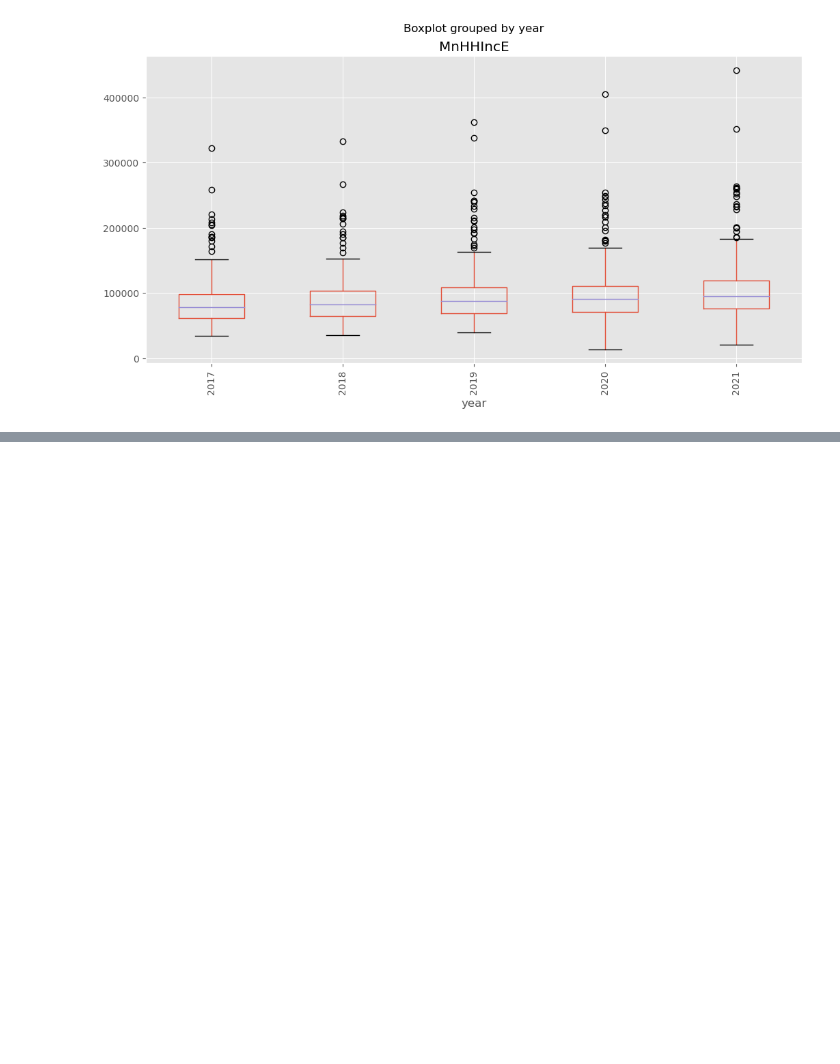
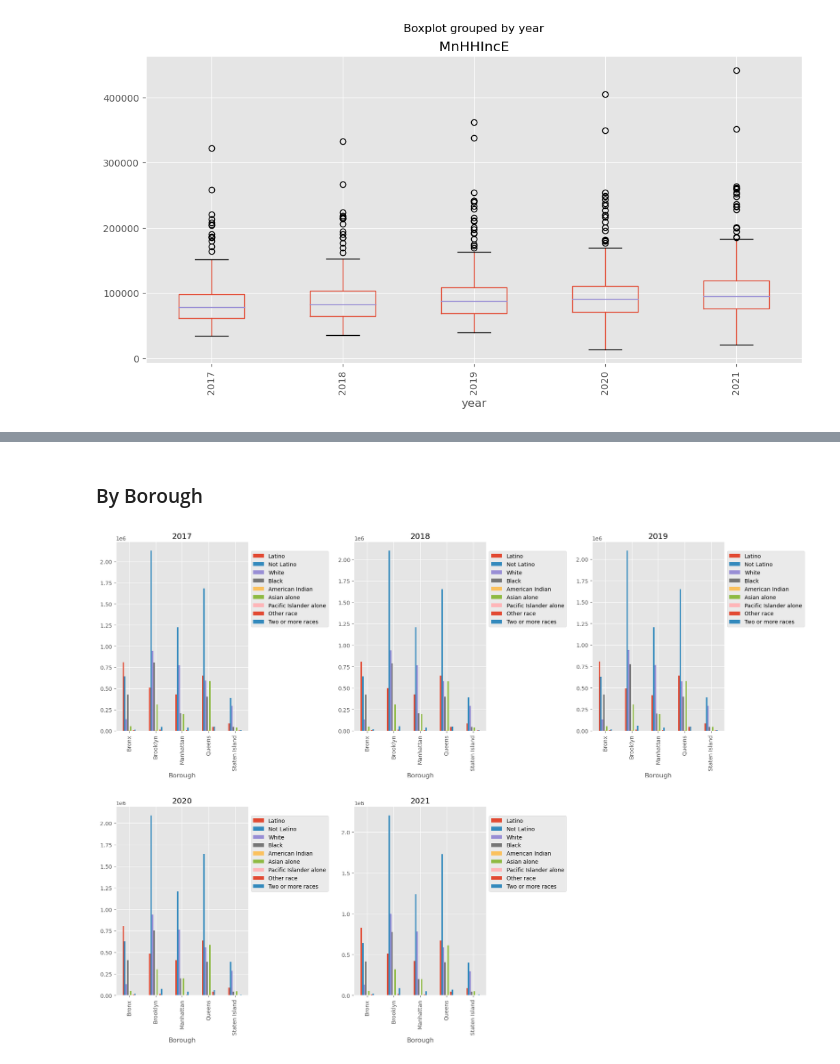
Before and after one commit to FranziskaMarie/Evictions-NYC, a Jupyter notebook: social_test.ipynb, the cells around one changed output, grey strips where cells are left out. Saved outputs shown, nothing was run; the diff lists cells and outputs as text; code cells hidden in the pictures; blank space fills up the shorter version.

```diff
--- a/social_test.ipynb
+++ b/social_test.ipynb
@@ -273,0 +338,36 @@ plt.xticks(rotation=90);
+# %%
+dem_2017_borough = dem2017.groupby("Borough")[["Hsp1E", "NHspE", "WtNHE", "BlNHE", "AIANNHE", "AsnNHE", "NHPINHE", "OthNHE", "Rc2plNHE"]].sum()
+dem_2017_borough.rename(columns = {'Hsp1E':'Latino', 'NHspE':'Not Latino', 'WtNHE':'White', 'BlNHE':'Black', 'AIANNHE':'American Indian', 'AsnNHE':'Asian alone', 'NHPINHE':'Pacific Islander alone', 'OthNHE':'Other race', 'Rc2plNHE':'Two or more races'}, inplace = True)
+
+dem_2018_borough = dem2018.groupby("Borough")[["Hsp1E", "NHspE", "WtNHE", "BlNHE", "AIANNHE", "AsnNHE", "NHPINHE", "OthNHE", "Rc2plNHE"]].sum()
+dem_2018_borough.rename(columns = {'Hsp1E':'Latino', 'NHspE':'Not Latino', 'WtNHE':'White', 'BlNHE':'Black', 'AIANNHE':'American Indian', 'AsnNHE':'Asian alone', 'NHPINHE':'Pacific Islander alone', 'OthNHE':'Other race', 'Rc2plNHE':'Two or more races'}, inplace = True)
+
+
+dem_2019_borough = dem2019.groupby("Borough")[["Hsp1E", "NHspE", "WtNHE", "BlNHE", "AIANNHE", "AsnNHE", "NHPINHE", "OthNHE", "Rc2plNHE"]].sum()
+dem_2019_borough.rename(columns = {'Hsp1E':'Latino', 'NHspE':'Not Latino', 'WtNHE':'White', 'BlNHE':'Black', 'AIANNHE':'American Indian', 'AsnNHE':'Asian alone', 'NHPINHE':'Pacific Islander alone', 'OthNHE':'Other race', 'Rc2plNHE':'Two or more races'}, inplace = True)
+
+
+dem_2020_borough = dem2020.groupby("Borough")[["Hsp1E", "NHspE", "WtNHE", "BlNHE", "AIANNHE", "AsnNHE", "NHPINHE", "OthNHE", "Rc2plNHE"]].sum()
+dem_2020_borough.rename(columns = {'Hsp1E':'Latino', 'NHspE':'Not Latino', 'WtNHE':'White', 'BlNHE':'Black', 'AIANNHE':'American Indian', 'AsnNHE':'Asian alone', 'NHPINHE':'Pacific Islander alone', 'OthNHE':'Other race', 'Rc2plNHE':'Two or more races'}, inplace = True)
+
+
+dem_2021_borough = dem2021.groupby("Borough")[["Hsp1E", "NHspE", "WtNHE", "BlNHE", "AIANNHE", "AsnNHE", "NHPINHE", "OthNHE", "Rc2plNHE"]].sum()
+dem_2021_borough.rename(columns = {'Hsp1E':'Latino', 'NHspE':'Not Latino', 'WtNHE':'White', 'BlNHE':'Black', 'AIANNHE':'American Indian', 'AsnNHE':'Asian alone', 'NHPINHE':'Pacific Islander alone', 'OthNHE':'Other race', 'Rc2plNHE':'Two or more races'}, inplace = True)
+
+dem_borough_all = [dem_2017_borough, dem_2018_borough, dem_2019_borough, dem_2020_borough, dem_2021_borough]
+# %% [markdown]
+### By Borough
+# %%
+plt.figure(figsize=(20, 15))
+plt.subplots_adjust(wspace=0.8)
+plt.subplots_adjust(hspace=0.4)
+title_year =['2017','2018','2019','2020','2021']
+
+for n, category in enumerate(dem_borough_all):
+    ax = plt.subplot(2, 3, n + 1)
+    dem_borough_all[n].plot.bar(ax=ax)
+    # Put a legend to the right of the current axis
+    ax.legend(loc='center left', bbox_to_anchor=(1, 0.75))
+    ax.set_title(title_year[n])
+# %% [output]
+[figure, added]
```
Also changed, not shown: parts of 21 cells of this notebook.
